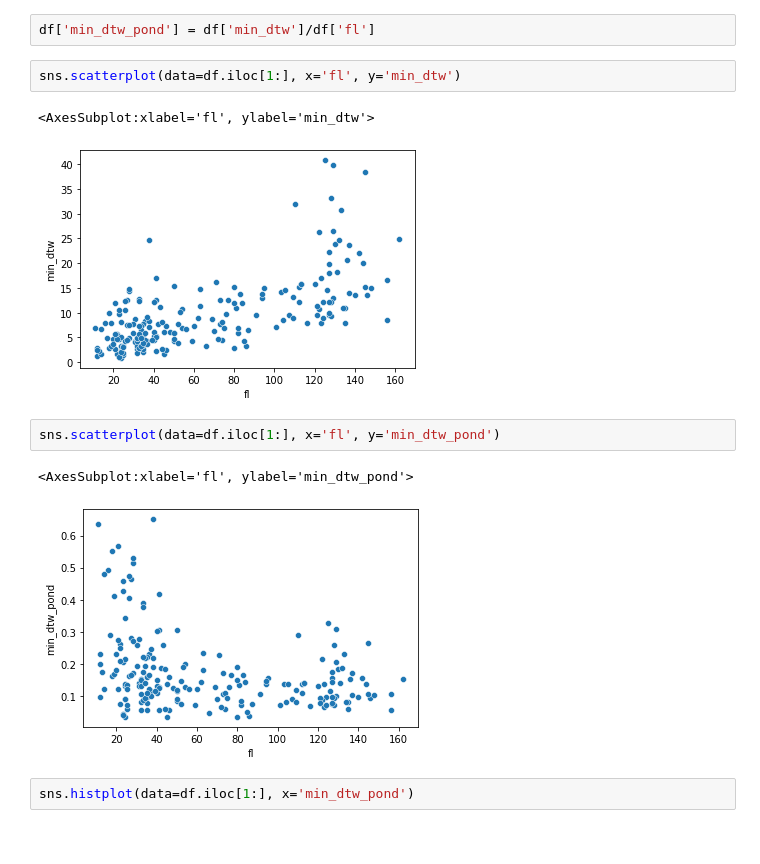
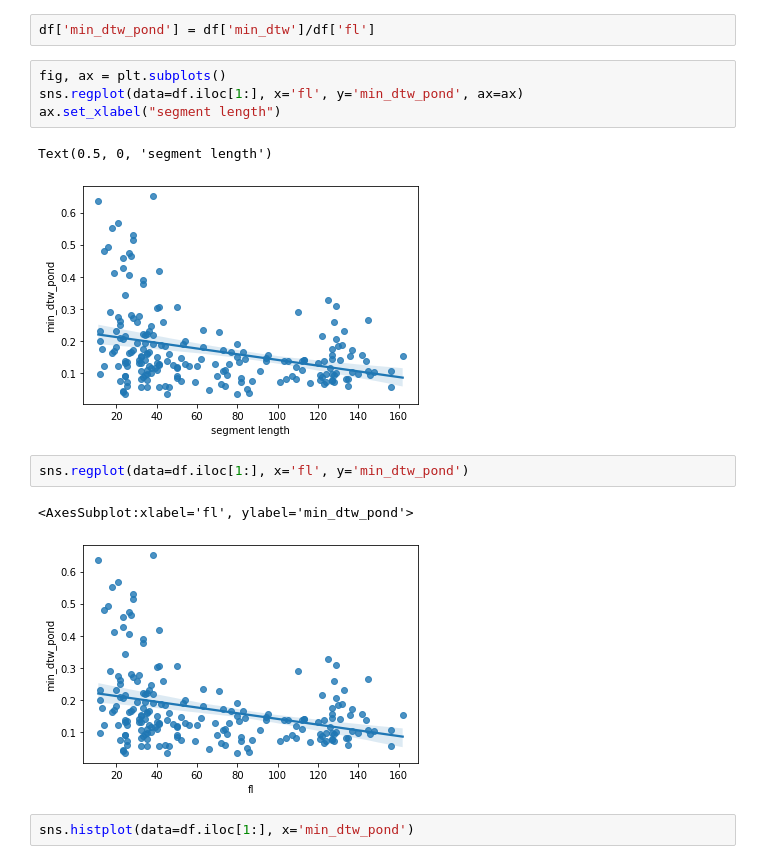
Before and after one commit to ircam-ismm/nime2022-elicitation-demo, a Jupyter notebook: notebooks/dtw_data.ipynb, the cells around one changed output. Saved outputs shown, nothing was run; the diff lists cells and outputs as text.

```diff
--- a/notebooks/dtw_data.ipynb
+++ b/notebooks/dtw_data.ipynb
@@ -25,15 +25,17 @@ df.head(2)
 # %%
 df['min_dtw_pond'] = df['min_dtw']/df['fl']
 # %%
-sns.scatterplot(data=df.iloc[1:], x='fl', y='min_dtw')
+fig, ax = plt.subplots()
+sns.regplot(data=df.iloc[1:], x='fl', y='min_dtw_pond', ax=ax)
+ax.set_xlabel("segment length")
 # %% [output]
-<AxesSubplot:xlabel='fl', ylabel='min_dtw'>
+Text(0.5, 0, 'segment length')
-[figure, old version]
+[figure, new version]
 # %%
-sns.scatterplot(data=df.iloc[1:], x='fl', y='min_dtw_pond')
+sns.regplot(data=df.iloc[1:], x='fl', y='min_dtw_pond')
 # %% [output]
 <AxesSubplot:xlabel='fl', ylabel='min_dtw_pond'>
-[figure, old version]
+[figure, new version]
 # %%
 sns.histplot(data=df.iloc[1:], x='min_dtw_pond')
 # %% [output]
```
Also changed, not shown: 8 other files.
